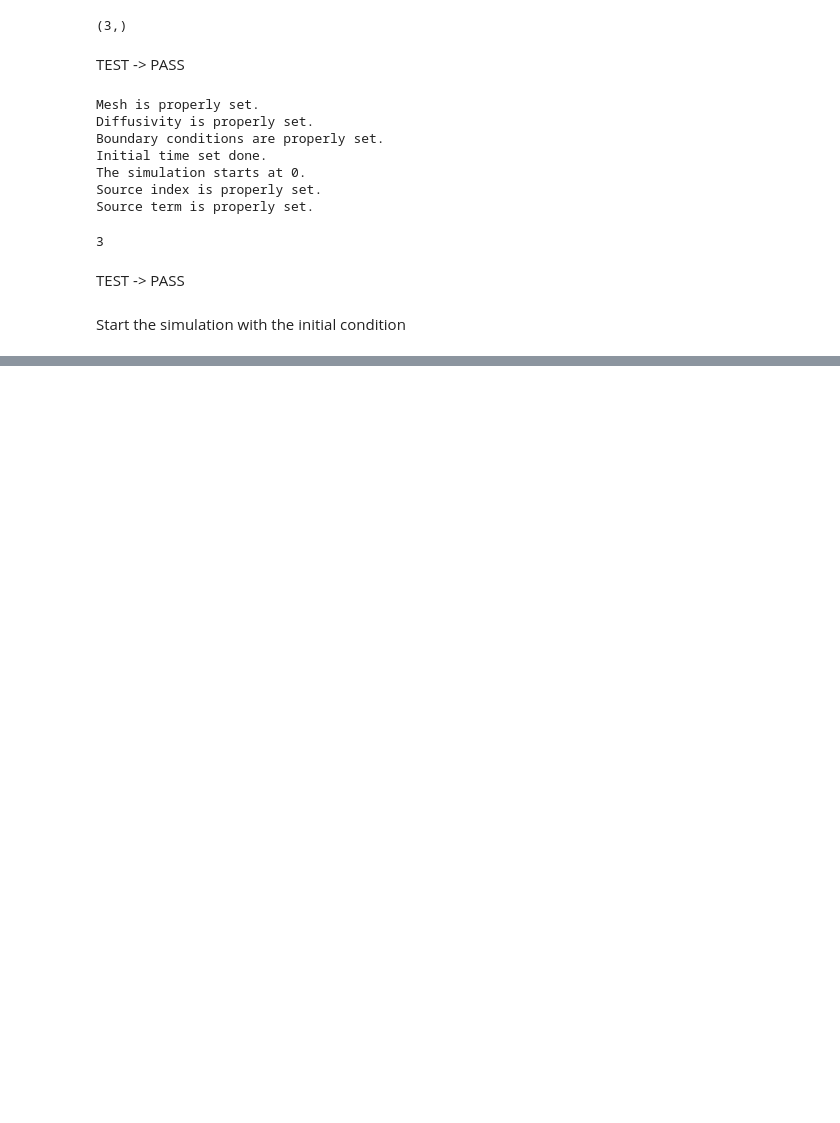
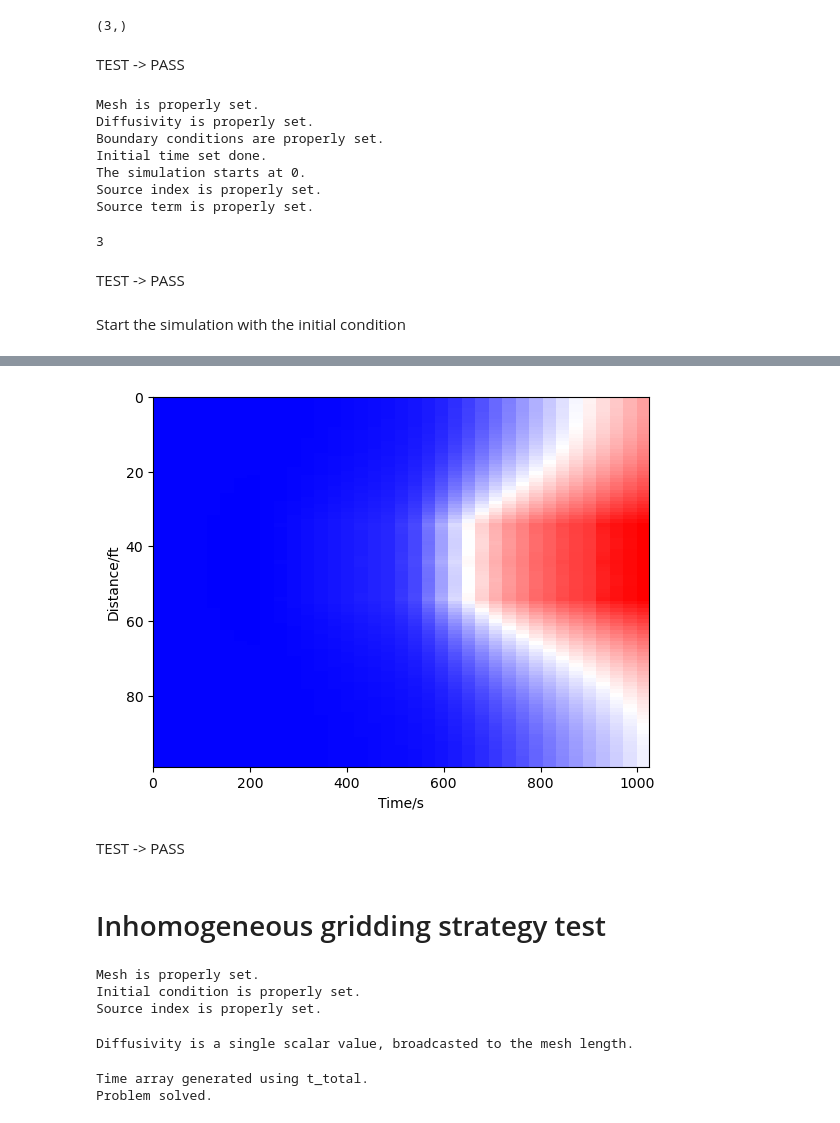
Before and after one commit to shenyaojin/pds, a Jupyter notebook: tester/MultiSource_tester.ipynb, the cells around one changed output, grey strips where cells are left out. Cells and saved outputs as stored; diff of their text form; code cells hidden in the pictures; blank space fills up the shorter version.

```diff
--- a/tester/MultiSource_tester.ipynb
+++ b/tester/MultiSource_tester.ipynb
@@ -128,0 +158,8 @@ Start the simulation with the initial condition
+# %%
+pds1d_frame.plot_solution(method='imshow')
+# %% [output]
+[figure, added]
+# %% [markdown]
+TEST -> PASS
+# %% [markdown]
+# Inhomogeneous gridding strategy test
@@ -128,0 +185,6 @@ Start the simulation with the initial condition
+# %%
+pds1d_frame.print_log()
+# %% [output]
+Mesh is properly set.
+Initial condition is properly set.
+Source index is properly set.
@@ -128,0 +194,11 @@ Start the simulation with the initial condition
+# %%
+# Update the diffusion coefficient
+d = 2
+pds1d_frame.set_diffusivity(d)
+# %% [output]
+Diffusivity is a single scalar value, broadcasted to the mesh length.
+# %%
+pds1d_frame.solve(optimizer= False, dt = 5, t_total= total_simulation_time, print_progress=False)
+# %% [output]
+Time array generated using t_total.
+Problem solved.
```
Also changed, not shown: parts of 23 cells of this notebook, 4 other files.
